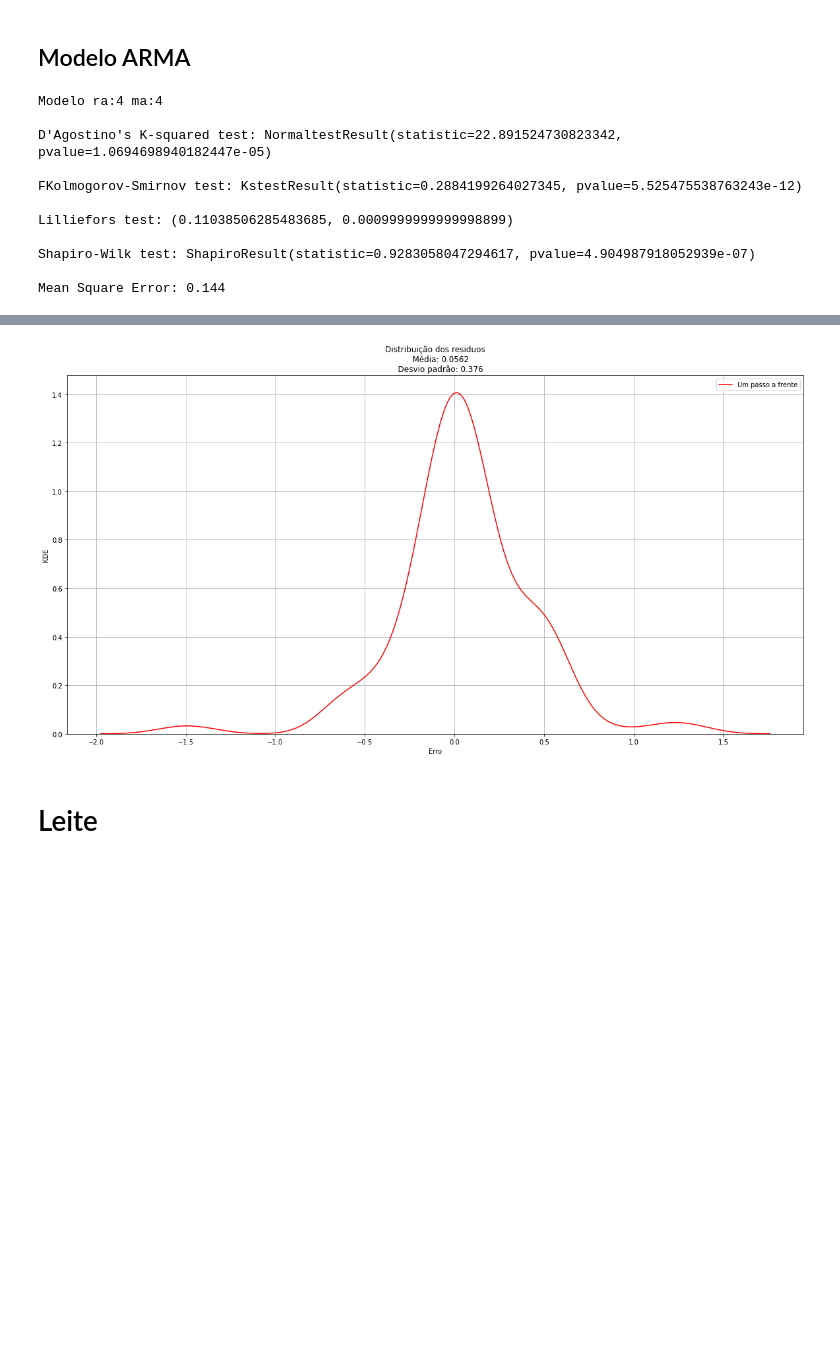
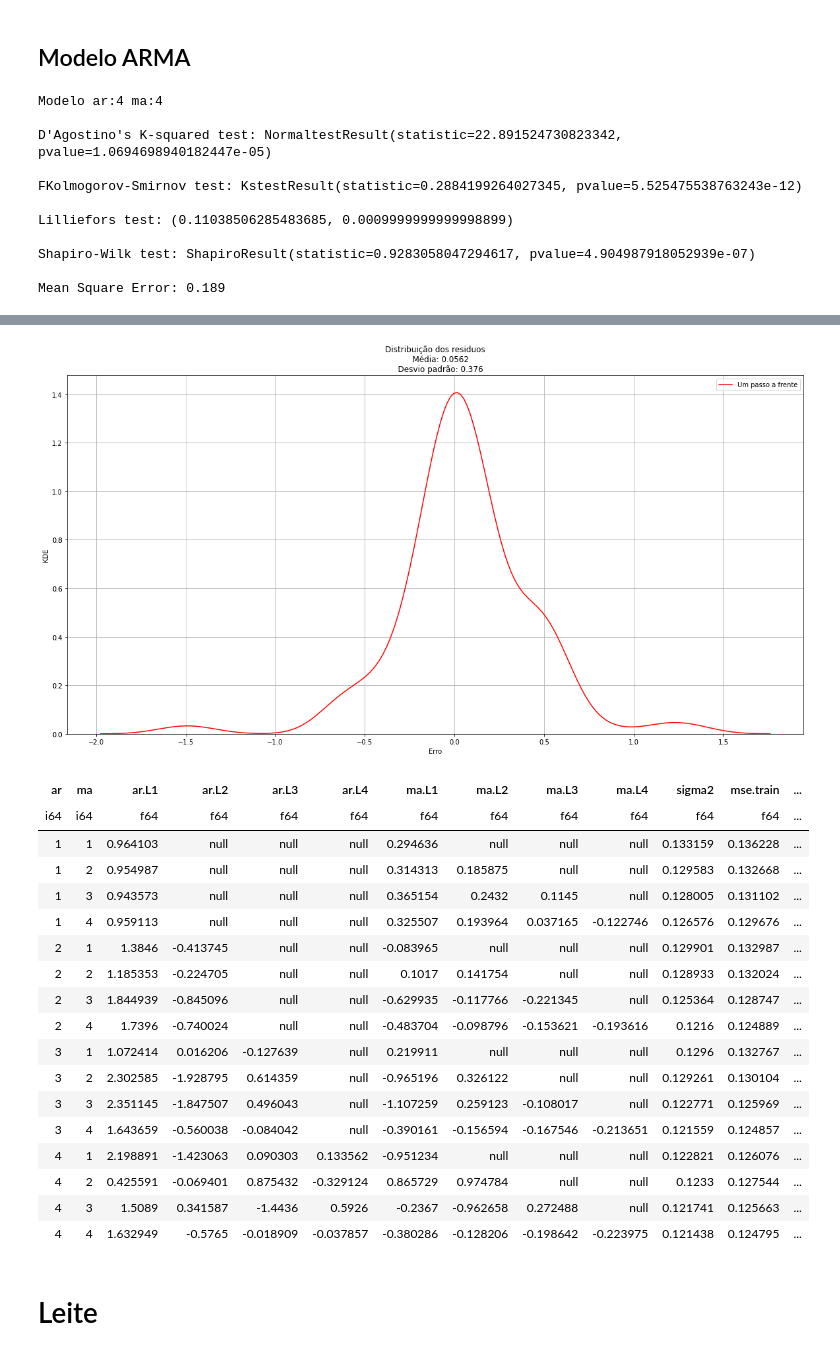
Before and after one commit to CaioMizerkowski/mestrado, a Jupyter notebook: EELT7016/trabalho_01.ipynb, the cells around one changed output, grey strips where cells are left out. Cells and saved outputs as stored; diff of their text form; code cells hidden in the pictures; blank space fills up the shorter version.

Commit message:
✨: Adicionada tabela com os resultados de mse em relação as entradas e aos parametros conseguidos made by Caio Mizerkowski for college

```diff
--- a/EELT7016/trabalho_01.ipynb
+++ b/EELT7016/trabalho_01.ipynb
@@ -74,8 +95,8 @@ def plot_serie(t, y, yest, title):
     plt.show()
     plt.close()
 # %%
-def plots_metricas_arma(resid, t, y, yest, ra, ma, mse):
-    print(f"Modelo ra:{ra} ma:{ma}\n")
+def plots_metricas_arma(resid, t, y, yest, ar, ma, mse):
+    print(f"Modelo ar:{ar} ma:{ma}\n")
 
     testes_normalidade(resid)
     print(f"Mean Square Error: {mse:.3}\n")
@@ -196,14 +232,27 @@ Número de pontos: 156
 # %%
 mse_low = np.Inf
 best = 0
+params_total = defaultdict(list)
 
 for na in range(1, 5):
-    _, mse_train, mse_test, _, _ = train_ar(u, y, train, na, 0)
+    _, mse_train, mse_test, params, _ = train_ar(u, y, train, na, 0)
+    params_total["na"].append(na)
     if mse_low > mse_test:
         best = na
         mse_low = mse_test
 
+    for key, value in params.items():
+        params_total[key].append(value)
+
+    for key in ar_keys - params.keys():
+        params_total[key].append(None)
+
+    params_total["mse.train"].append(mse_train)
+    params_total["mse.test"].append(mse_test)
 na = best
 resid, mse_train, mse_test, params, yest = train_ar(u, y, train, na, 0)
 plots_metricas_arma(resid, t, y, yest, na, 0, mse_test)
+
+summarized_results = pl.DataFrame(params_total)
+summarized_results[["na"] + sorted(list(ar_keys)) + ["mse.train", "mse.test"]]
 # %% [output]
@@ -226,31 +281,65 @@ Mean Square Error: 0.158
 # %%
 mse_low = np.Inf
 best = (0, 0)
+params_total = defaultdict(list)
 
-for ra, ma in product(range(1, 5), range(1, 5)):
-    _, mse_train, mse_test, _, _ = train_arma(y, train, ra, ma)
+for ar, ma in product(range(1, 5), range(1, 5)):
+    _, mse_train, mse_test, params, _ = train_arma(y, train, ar, ma)
+
+    params_total["ar"].append(ar)
+    params_total["ma"].append(ma)
+
+    for key, value in params.items():
+        params_total[key].append(value)
+
+    for key in arma_keys - params.keys():
+        params_total[key].append(None)
+
+    params_total["mse.train"].append(mse_train)
+    params_total["mse.test"].append(mse_test)
+
     if mse_low > mse_test:
-        best = (ra, ma)
+        best = (ar, ma)
         mse_low = mse_test
 
-ra, ma = best
-resid, mse_train, mse_test, params, yest = train_arma(y, train, ra, ma)
-plots_metricas_arma(resid, t, y, yest, ra, ma, mse_test)
+ar, ma = best
+resid, mse_train, mse_test, params, yest = train_arma(y, train, ar, ma)
+plots_metricas_arma(resid, t, y, yest, ar, ma, mse_test)
+summarized_results = pl.DataFrame(params_total)
+summarized_results[["ar", "ma"] + sorted(list(arma_keys)) + ["mse.train", "mse.test"]]
 # %% [output]
-Modelo ra:4 ma:4
+Modelo ar:4 ma:4
 
 D'Agostino's K-squared test: NormaltestResult(statistic=22.891524730823342, pvalue=1.0694698940182447e-05)
 
 FKolmogorov-Smirnov test: KstestResult(statistic=0.2884199264027345, pvalue=5.525475538763243e-12)
 
 Lilliefors test: (0.11038506285483685, 0.0009999999999998899)
 
 Shapiro-Wilk test: ShapiroResult(statistic=0.9283058047294617, pvalue=4.904987918052939e-07)
 
-Mean Square Error: 0.144
+Mean Square Error: 0.189
 [figure]
 [figure]
 [figure]
+| ar | ma | ar.L1 | ar.L2 | ar.L3 | ar.L4 | ma.L1 | ma.L2 | ma.L3 | ma.L4 | sigma2 | mse.train | ... |
+| i64 | i64 | f64 | f64 | f64 | f64 | f64 | f64 | f64 | f64 | f64 | f64 | ... |
+| 1 | 1 | 0.964103 | null | null | null | 0.294636 | null | null | null | 0.133159 | 0.136228 | ... |
+| 1 | 2 | 0.954987 | null | null | null | 0.314313 | 0.185875 | null | null | 0.129583 | 0.132668 | ... |
+| 1 | 3 | 0.943573 | null | null | null | 0.365154 | 0.2432 | 0.1145 | null | 0.128005 | 0.131102 | ... |
+| 1 | 4 | 0.959113 | null | null | null | 0.325507 | 0.193964 | 0.037165 | -0.122746 | 0.126576 | 0.129676 | ... |
+| 2 | 1 | 1.3846 | -0.413745 | null | null | -0.083965 | null | null | null | 0.129901 | 0.132987 | ... |
+| 2 | 2 | 1.185353 | -0.224705 | null | null | 0.1017 | 0.141754 | null | null | 0.128933 | 0.132024 | ... |
+| 2 | 3 | 1.844939 | -0.845096 | null | null | -0.629935 | -0.117766 | -0.221345 | null | 0.125364 | 0.128747 | ... |
+| 2 | 4 | 1.7396 | -0.740024 | null | null | -0.483704 | -0.098796 | -0.153621 | -0.193616 | 0.1216 | 0.124889 | ... |
+| 3 | 1 | 1.072414 | 0.016206 | -0.127639 | null | 0.219911 | null | null | null | 0.1296 | 0.132767 | ... |
+| 3 | 2 | 2.302585 | -1.928795 | 0.614359 | null | -0.965196 | 0.326122 | null | null | 0.129261 | 0.130104 | ... |
+| 3 | 3 | 2.351145 | -1.847507 | 0.496043 | null | -1.107259 | 0.259123 | -0.108017 | null | 0.122771 | 0.125969 | ... |
+| 3 | 4 | 1.643659 | -0.560038 | -0.084042 | null | -0.390161 | -0.156594 | -0.167546 | -0.213651 | 0.121559 | 0.124857 | ... |
+| 4 | 1 | 2.198891 | -1.423063 | 0.090303 | 0.133562 | -0.951234 | null | null | null | 0.122821 | 0.126076 | ... |
+| 4 | 2 | 0.425591 | -0.069401 | 0.875432 | -0.329124 | 0.865729 | 0.974784 | null | null | 0.1233 | 0.127544 | ... |
+| 4 | 3 | 1.5089 | 0.341587 | -1.4436 | 0.5926 | -0.2367 | -0.962658 | 0.272488 | null | 0.121741 | 0.125663 | ... |
+| 4 | 4 | 1.632949 | -0.5765 | -0.018909 | -0.037857 | -0.380286 | -0.128206 | -0.198642 | -0.223975 | 0.121438 | 0.124795 | ... |
 # %% [markdown]
 # Leite
 # %% [markdown]
```
Also changed, not shown: parts of 8 cells of this notebook.
